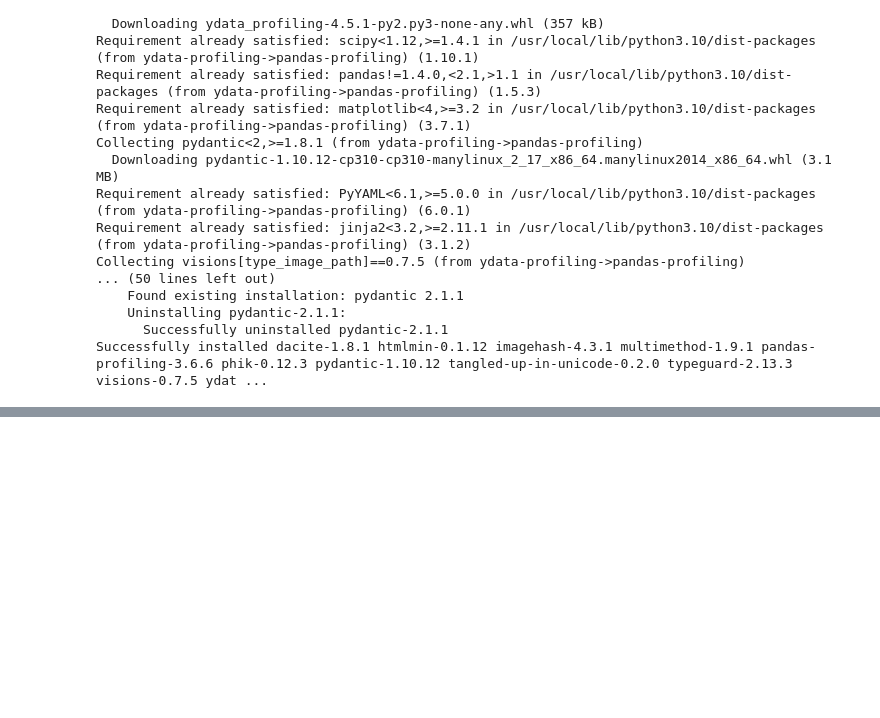
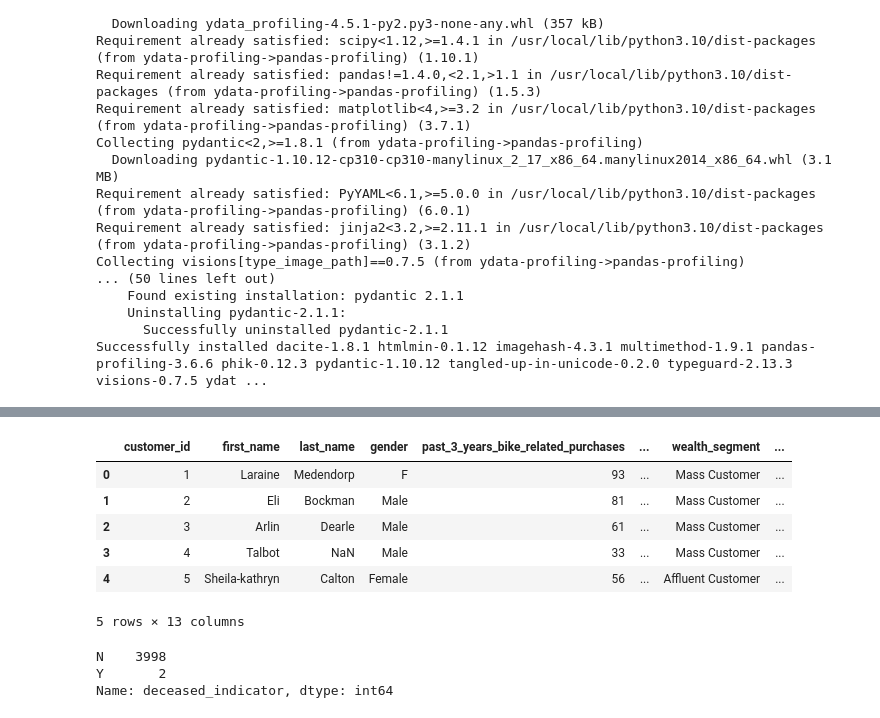
Before and after one commit to krutikaParab/Data-Science-Repo, a Jupyter notebook: Organization/data_analysis_for_organization.ipynb, the cells around one changed output, grey strips where cells are left out. Saved outputs shown, nothing was run; the diff lists cells and outputs as text; code cells hidden in the pictures; blank space fills up the shorter version.

```diff
--- a/Organization/data_analysis_for_organization.ipynb
+++ b/Organization/data_analysis_for_organization.ipynb
@@ -234,0 +258,16 @@ NewCustomerList_prof.to_file('NewCustomerList.html')
+# %%
+CustomerDemographic.head()
+# %% [output]
+|  | customer_id | first_name | last_name | gender | past_3_years_bike_related_purchases | ... | wealth_segment | ... |
+| 0 | 1 | Laraine | Medendorp | F | 93 | ... | Mass Customer | ... |
+| 1 | 2 | Eli | Bockman | Male | 81 | ... | Mass Customer | ... |
+| 2 | 3 | Arlin | Dearle | Male | 61 | ... | Mass Customer | ... |
+| 3 | 4 | Talbot | NaN | Male | 33 | ... | Mass Customer | ... |
+| 4 | 5 | Sheila-kathryn | Calton | Female | 56 | ... | Affluent Customer | ... |
+5 rows × 13 columns
+# %%
+CustomerDemographic['deceased_indicator'].value_counts()
+# %% [output]
+N    3998
+Y       2
+Name: deceased_indicator, dtype: int64
```
Also changed, not shown: parts of 5 cells of this notebook.
